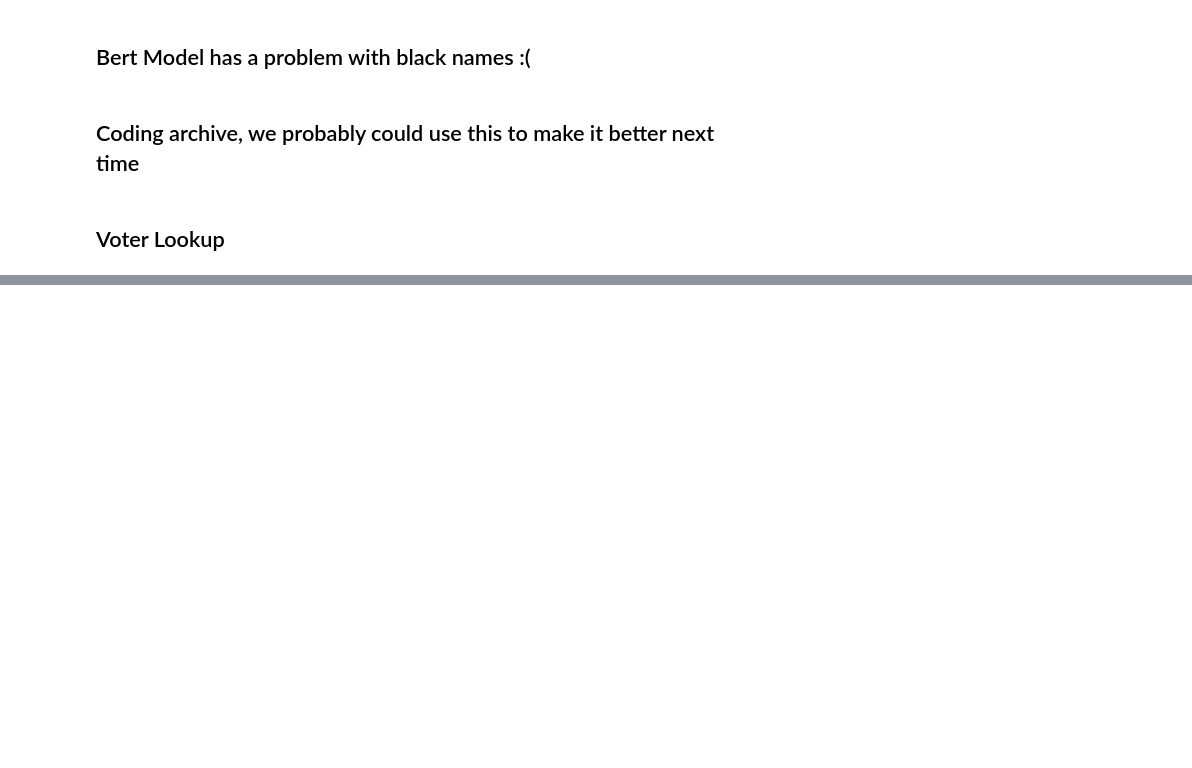
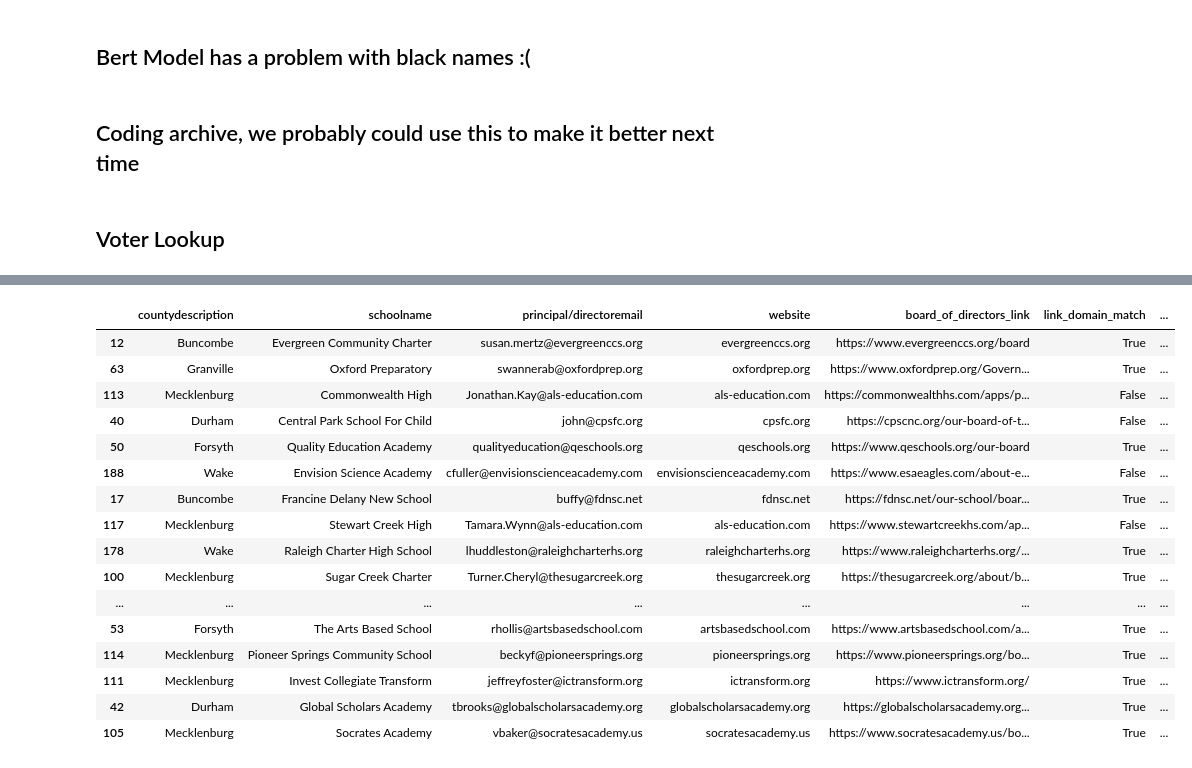
Before and after one commit to MajesticUnic0rn/charter-school-polarization, a Jupyter notebook: data_cleaning.ipynb, the cells around one changed output, grey strips where cells are left out. Drawn from its saved outputs; the diff is of its cells as text; code cells hidden in the pictures; blank space fills up the shorter version.

Commit message:
complete notebook for minor running on charter school board of education

```diff
--- a/data_cleaning.ipynb
+++ b/data_cleaning.ipynb
@@ -397,0 +827,8 @@ state_voter[(state_voter['first_name']=='CARY') & (state_voter['last_name']=='CA
+# %%
+input_data_copy=pd.read_csv('data/final_checkpoint.csv',encoding='latin-1')
+## data preprocessing after reading
+input_data_copy['zipcode']=input_data_copy['zipcode'].astype(str)
+input_data_copy['cleaner_names']=input_data_copy['cleaner_names'].apply(ast.literal_eval)
+#input_data_copy=pd.merge(input_data_copy,us_zip[['postal_code', 'latitude', 'longitude']],left_on='zipcode',right_on='postal_code',how='left')
+# %%
+input_data_copy['political_affilation']=input_data_copy.apply(lambda x: find_political_affilation(x['cleaner_names'],x['latitude'],x['longitude']),axis=1)
@@ -397,0 +847,11 @@ state_voter[(state_voter['first_name']=='CARY') & (state_voter['last_name']=='CA
+# %%
+def count_dem(lst):
+    return lst.count('DEM')
+def count_rep(lst):
+    return lst.count('REP')
+def count_una(lst):
+    return lst.count('UNA')
+# %%
+input_data_copy['count_dem']=input_data_copy['political_affilation'].apply(count_dem)
+input_data_copy['count_rep']=input_data_copy['political_affilation'].apply(count_rep)
+input_data_copy['count_una']=input_data_copy['political_affilation'].apply(count_una)
@@ -397,0 +867,20 @@ state_voter[(state_voter['first_name']=='CARY') & (state_voter['last_name']=='CA
+# %%
+input_data_copy.sort_values(by = ['count_dem'], ascending = [False]).head(30)
+# %% [output]
+|  | countydescription | schoolname | principal/directoremail | website | board_of_directors_link | link_domain_match | ... |
+| 12 | Buncombe | Evergreen Community Charter | susan.mertz@evergreenccs.org | evergreenccs.org | https://www.evergreenccs.org/board | True | ... |
+| 63 | Granville | Oxford Preparatory | swannerab@oxfordprep.org | oxfordprep.org | https://www.oxfordprep.org/Govern... | True | ... |
+| 113 | Mecklenburg | Commonwealth High | Jonathan.Kay@als-education.com | als-education.com | https://commonwealthhs.com/apps/p... | False | ... |
+| 40 | Durham | Central Park School For Child | john@cpsfc.org | cpsfc.org | https://cpscnc.org/our-board-of-t... | False | ... |
+| 50 | Forsyth | Quality Education Academy | qualityeducation@qeschools.org | qeschools.org | https://www.qeschools.org/our-board | True | ... |
+| 188 | Wake | Envision Science Academy | cfuller@envisionscienceacademy.com | envisionscienceacademy.com | https://www.esaeagles.com/about-e... | False | ... |
+| 17 | Buncombe | Francine Delany New School | buffy@fdnsc.net | fdnsc.net | https://fdnsc.net/our-school/boar... | True | ... |
+| 117 | Mecklenburg | Stewart Creek High | Tamara.Wynn@als-education.com | als-education.com | https://www.stewartcreekhs.com/ap... | False | ... |
+| 178 | Wake | Raleigh Charter High School | lhuddleston@raleighcharterhs.org | raleighcharterhs.org | https://www.raleighcharterhs.org/... | True | ... |
+| 100 | Mecklenburg | Sugar Creek Charter | Turner.Cheryl@thesugarcreek.org | thesugarcreek.org | https://thesugarcreek.org/about/b... | True | ... |
+| ... | ... | ... | ... | ... | ... | ... | ... |
+| 53 | Forsyth | The Arts Based School | rhollis@artsbasedschool.com | artsbasedschool.com | https://www.artsbasedschool.com/a... | True | ... |
+| 114 | Mecklenburg | Pioneer Springs Community School | beckyf@pioneersprings.org | pioneersprings.org | https://www.pioneersprings.org/bo... | True | ... |
+| 111 | Mecklenburg | Invest Collegiate Transform | jeffreyfoster@ictransform.org | ictransform.org | https://www.ictransform.org/ | True | ... |
+| 42 | Durham | Global Scholars Academy | tbrooks@globalscholarsacademy.org | globalscholarsacademy.org | https://globalscholarsacademy.org... | True | ... |
+| 105 | Mecklenburg | Socrates Academy | vbaker@socratesacademy.us | socratesacademy.us | https://www.socratesacademy.us/bo... | True | ... |
```
Also changed, not shown: parts of 57 cells of this notebook.
